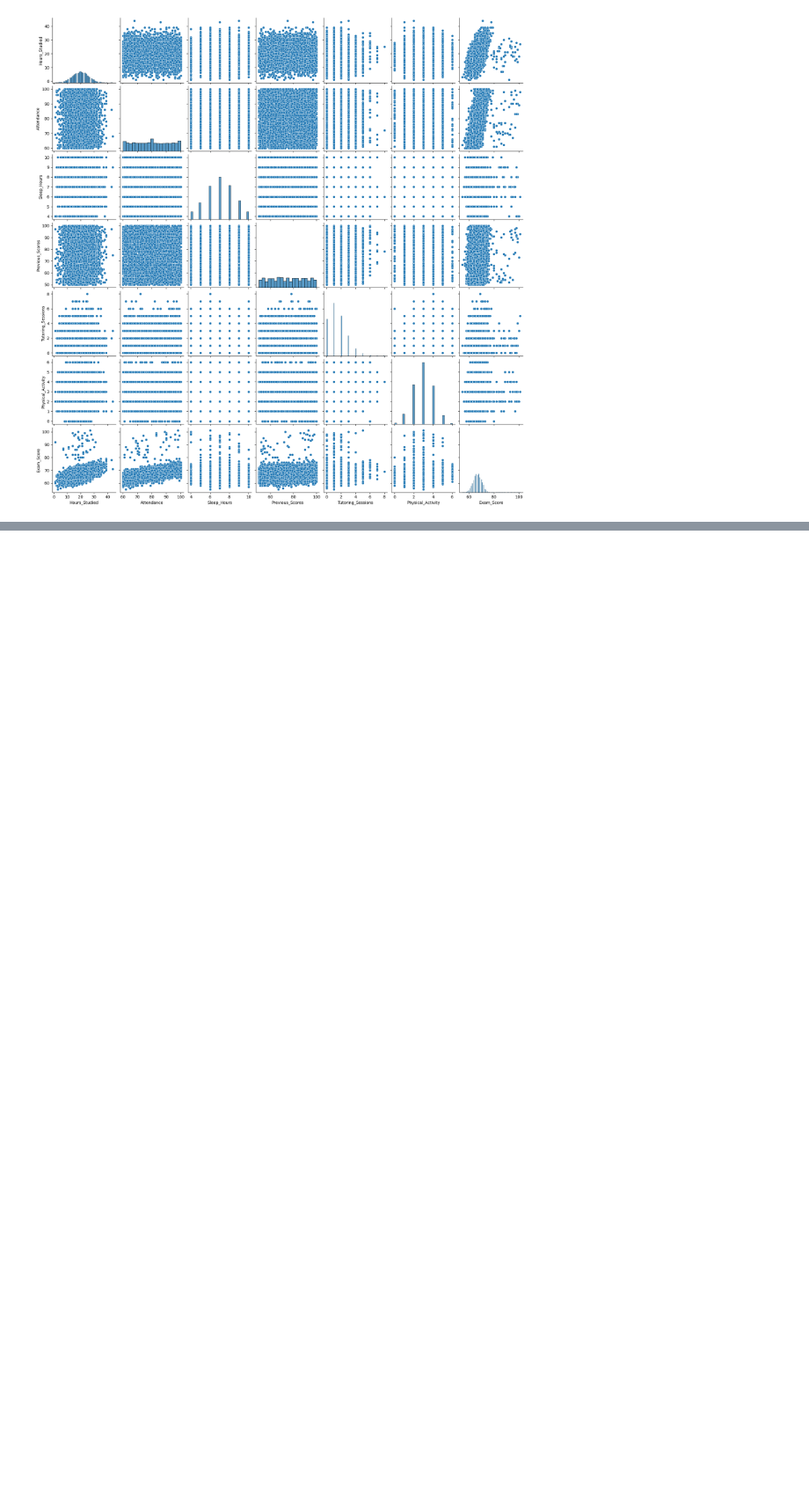
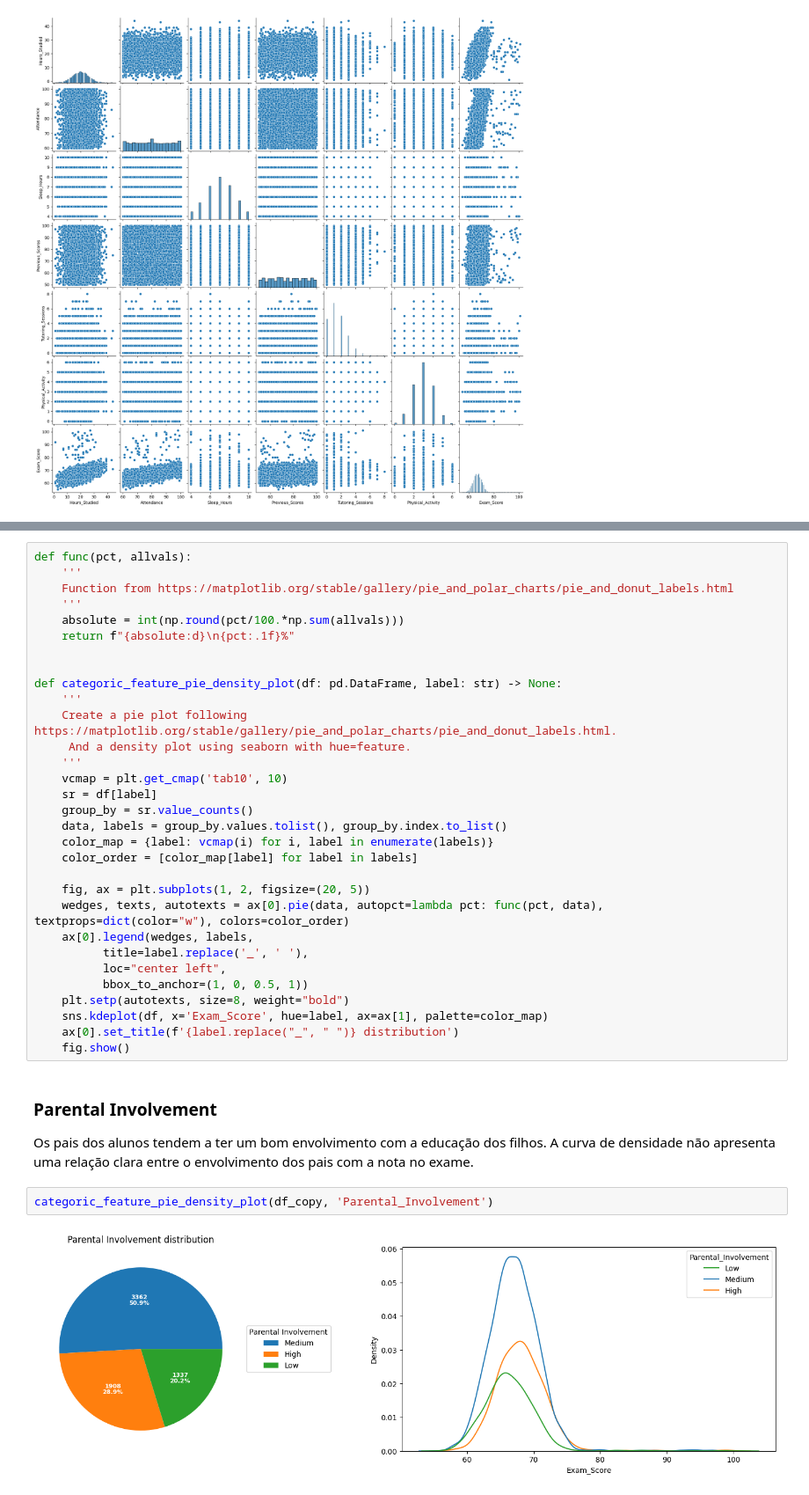
Before and after one commit to LucasDSF7/Data-Analysis-Puc-Rio, a Jupyter notebook: mvp/student_performance.ipynb, the cells around one changed output, grey strips where cells are left out. Shown at 88% size. Cells and saved outputs as stored; diff of their text form; blank space fills up the shorter version.

Commit message:
adding categorical analisys to student performance factors

```diff
--- a/mvp/student_performance.ipynb
+++ b/mvp/student_performance.ipynb
@@ -304,0 +309,39 @@ sns.pairplot(df_copy)
+# %%
+def func(pct, allvals):
+    '''
+    Function from https://matplotlib.org/stable/gallery/pie_and_polar_charts/pie_and_donut_labels.html
+    '''
+    absolute = int(np.round(pct/100.*np.sum(allvals)))
+    return f"{absolute:d}\n{pct:.1f}%"
+
+
+def categoric_feature_pie_density_plot(df: pd.DataFrame, label: str) -> None:
+    '''
+    Create a pie plot following https://matplotlib.org/stable/gallery/pie_and_polar_charts/pie_and_donut_labels.html.
+     And a density plot using seaborn with hue=feature.
+    '''
+    vcmap = plt.get_cmap('tab10', 10)
+    sr = df[label]
+    group_by = sr.value_counts()
+    data, labels = group_by.values.tolist(), group_by.index.to_list()
+    color_map = {label: vcmap(i) for i, label in enumerate(labels)}
+    color_order = [color_map[label] for label in labels]
+
+    fig, ax = plt.subplots(1, 2, figsize=(20, 5))
+    wedges, texts, autotexts = ax[0].pie(data, autopct=lambda pct: func(pct, data), textprops=dict(color="w"), colors=color_order)
+    ax[0].legend(wedges, labels,
+          title=label.replace('_', ' '),
+          loc="center left",
+          bbox_to_anchor=(1, 0, 0.5, 1))
+    plt.setp(autotexts, size=8, weight="bold")
+    sns.kdeplot(df, x='Exam_Score', hue=label, ax=ax[1], palette=color_map)
+    ax[0].set_title(f'{label.replace("_", " ")} distribution')
+    fig.show()
+# %% [markdown]
+### Parental Involvement
+
+Os pais dos alunos tendem a ter um bom envolvimento com a educação dos filhos. A curva de densidade não apresenta uma relação clara entre o envolvimento dos pais com a nota no exame.
+# %%
+categoric_feature_pie_density_plot(df_copy, 'Parental_Involvement')
+# %% [output]
+[figure, added]
```
Also changed, not shown: parts of 25 cells of this notebook.
